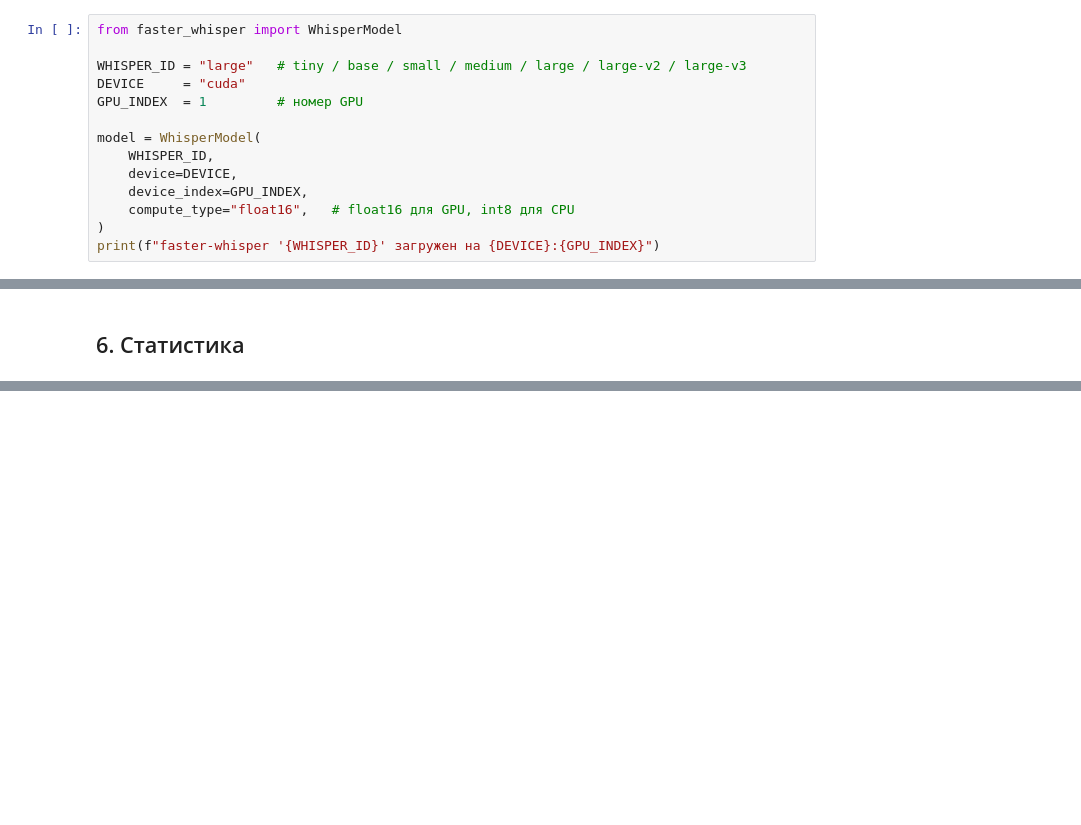
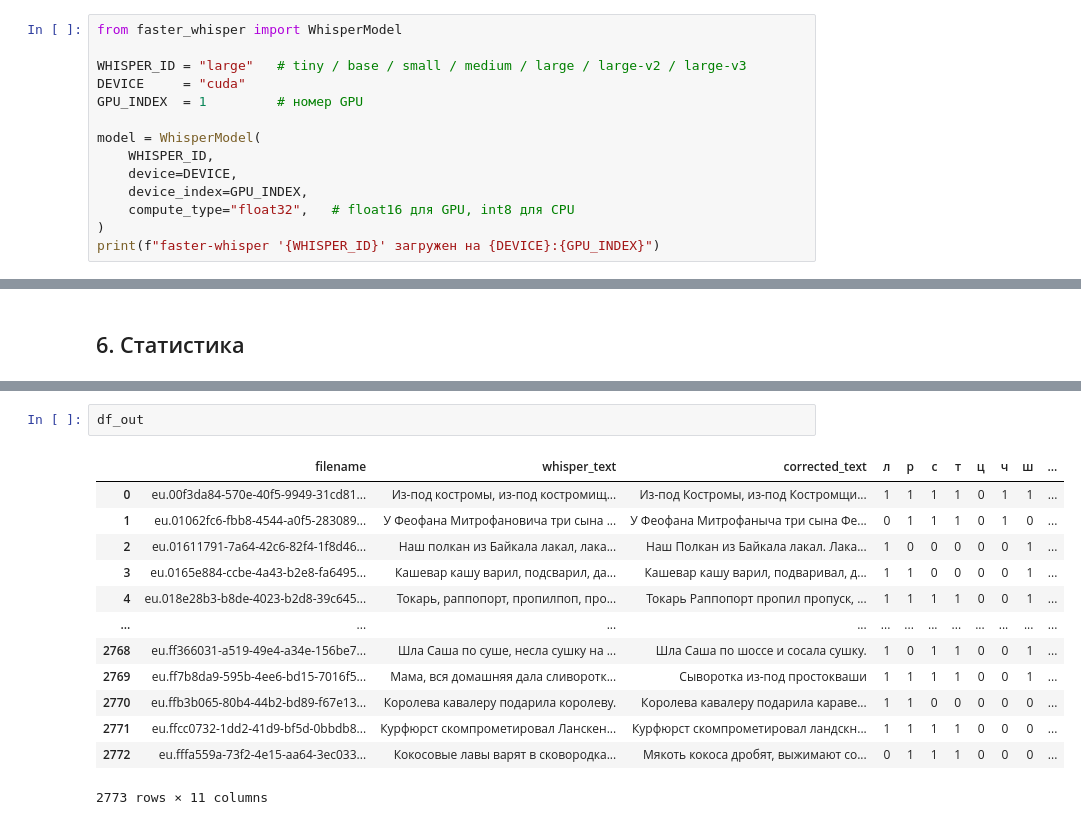
Before and after one commit to dkzmn/HSE_VKR_DetectingSpeechDefects, a Jupyter notebook: experiments/01_tongue_twisters.ipynb, the cells around one changed output, grey strips where cells are left out. Cells and saved outputs as stored; diff of their text form; blank space fills up the shorter version.

```diff
--- a/experiments/01_tongue_twisters.ipynb
+++ b/experiments/01_tongue_twisters.ipynb
@@ -35,6 +37,6 @@ model = WhisperModel(
     WHISPER_ID,
     device=DEVICE,
     device_index=GPU_INDEX,
-    compute_type="float16",   # float16 для GPU, int8 для CPU
+    compute_type="float32",   # float16 для GPU, int8 для CPU
 )
 print(f"faster-whisper '{WHISPER_ID}' загружен на {DEVICE}:{GPU_INDEX}")
@@ -309,0 +382,16 @@ plt.show()
+# %%
+df_out
+# %% [output]
+|  | filename | whisper_text | corrected_text | л | р | с | т | ц | ч | ш | ... |
+| 0 | eu.00f3da84-570e-40f5-9949-31cd81... | Из-под костромы, из-под костромищ... | Из-под Костромы, из-под Костромщи... | 1 | 1 | 1 | 1 | 0 | 1 | 1 | ... |
+| 1 | eu.01062fc6-fbb8-4544-a0f5-283089... | У Феофана Митрофановича три сына ... | У Феофана Митрофаныча три сына Фе... | 0 | 1 | 1 | 1 | 0 | 1 | 0 | ... |
+| 2 | eu.01611791-7a64-42c6-82f4-1f8d46... | Наш полкан из Байкала лакал, лака... | Наш Полкан из Байкала лакал. Лака... | 1 | 0 | 0 | 0 | 0 | 0 | 1 | ... |
+| 3 | eu.0165e884-ccbe-4a43-b2e8-fa6495... | Кашевар кашу варил, подсварил, да... | Кашевар кашу варил, подваривал, д... | 1 | 1 | 0 | 0 | 0 | 0 | 1 | ... |
+| 4 | eu.018e28b3-b8de-4023-b2d8-39c645... | Токарь, раппопорт, пропилпоп, про... | Токарь Раппопорт пропил пропуск, ... | 1 | 1 | 1 | 1 | 0 | 0 | 1 | ... |
+| ... | ... | ... | ... | ... | ... | ... | ... | ... | ... | ... | ... |
+| 2768 | eu.ff366031-a519-49e4-a34e-156be7... | Шла Саша по суше, несла сушку на ... | Шла Саша по шоссе и сосала сушку. | 1 | 0 | 1 | 1 | 0 | 0 | 1 | ... |
+| 2769 | eu.ff7b8da9-595b-4ee6-bd15-7016f5... | Мама, вся домашняя дала сливоротк... | Сыворотка из-под простокваши | 1 | 1 | 1 | 1 | 0 | 0 | 1 | ... |
+| 2770 | eu.ffb3b065-80b4-44b2-bd89-f67e13... | Королева кавалеру подарила королеву. | Королева кавалеру подарила караве... | 1 | 1 | 0 | 0 | 0 | 0 | 0 | ... |
+| 2771 | eu.ffcc0732-1dd2-41d9-bf5d-0bbdb8... | Курфюрст скомпрометировал Ланскен... | Курфюрст скомпрометировал ландскн... | 1 | 1 | 1 | 1 | 0 | 0 | 0 | ... |
+| 2772 | eu.fffa559a-73f2-4e15-aa64-3ec033... | Кокосовые лавы варят в сковородка... | Мякоть кокоса дробят, выжимают со... | 0 | 1 | 1 | 1 | 0 | 0 | 0 | ... |
+2773 rows × 11 columns
```
Also changed, not shown: parts of 10 cells of this notebook, 1 other file.
